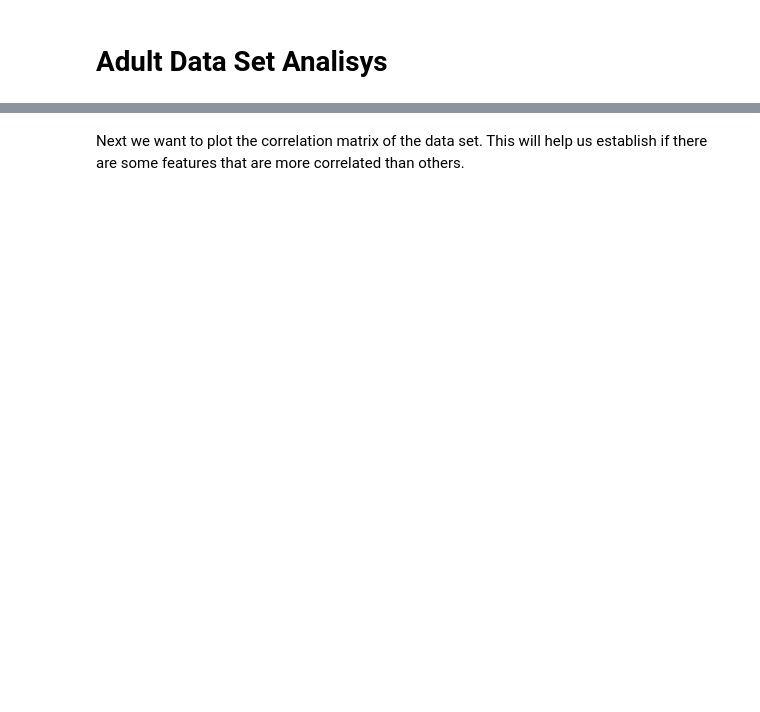
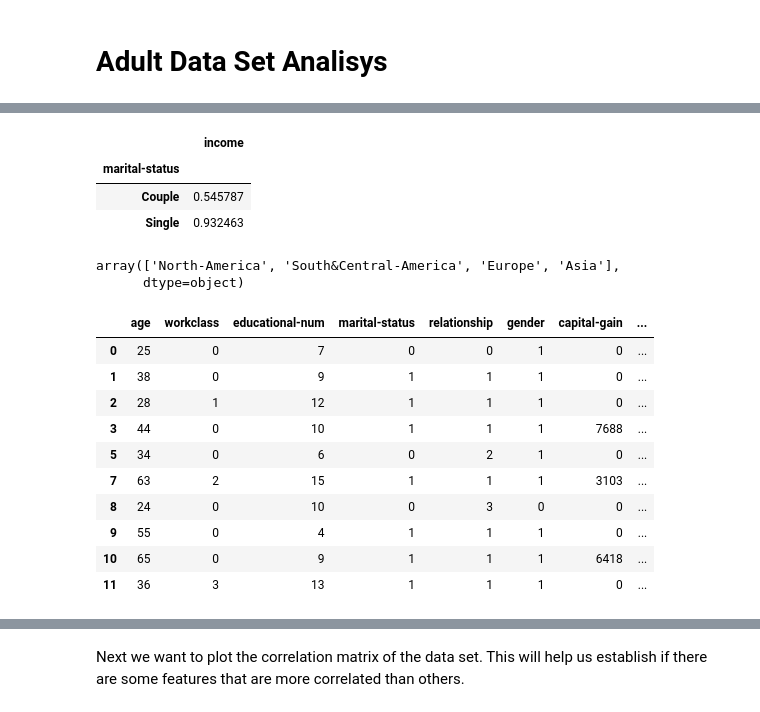
Before and after one commit to raresito/Penn-ML-Library-Project, a Jupyter notebook: Adult Data Set Analisys.ipynb, the cells around one changed output, grey strips where cells are left out. Drawn from its saved outputs; the diff is of its cells as text; code cells hidden in the pictures; blank space fills up the shorter version.

```diff
--- a/Adult Data Set Analisys.ipynb
+++ b/Adult Data Set Analisys.ipynb
@@ -64,0 +171,35 @@ adult_data_frame = adult_data_frame[feature_columns]
+# %%
+adult_data_frame['marital-status'] = adult_data_frame['marital-status'].replace(['Divorced','Married-spouse-absent','Never-married','Separated','Widowed'], 'Single')
+adult_data_frame['marital-status'] = adult_data_frame['marital-status'].replace(['Married-AF-spouse','Married-civ-spouse'], 'Couple')
+adult_data_frame[['marital-status','income']].groupby(['marital-status']).mean()
+# %% [output]
+|  | income |
+| marital-status |  |
+| Couple | 0.545787 |
+| Single | 0.932463 |
+# %%
+adult_data_frame['native-country'].unique()
+# %% [output]
+array(['North-America', 'South&Central-America', 'Europe', 'Asia'],
+      dtype=object)
+# %%
+adult_data_frame['workclass'] = adult_data_frame['workclass'].map({'Private':0, 'Local-gov':1, 'Self-emp-not-inc':2, 'Federal-gov':3,
+       'State-gov':4, 'Self-emp-inc':5, 'Without-pay':6}).astype(int)
+adult_data_frame.drop(labels=['fnlwgt', 'education','occupation', 'race'],axis=1,inplace=True)
+adult_data_frame['marital-status'] = adult_data_frame['marital-status'].map({'Single':0, 'Couple': 1}).astype(int)
+adult_data_frame['relationship'] = adult_data_frame['relationship'].map({'Own-child':0, 'Husband':1, 'Not-in-family':2, 'Unmarried':3, 'Wife':4,
+       'Other-relative':5}).astype(int)
+adult_data_frame['native-country'] = adult_data_frame['native-country'].map({'North-America':0, 'South&Central-America':1, 'Europe':2, 'Asia':3})
+adult_data_frame.head(10)
+# %% [output]
+|  | age | workclass | educational-num | marital-status | relationship | gender | capital-gain | ... |
+| 0 | 25 | 0 | 7 | 0 | 0 | 1 | 0 | ... |
+| 1 | 38 | 0 | 9 | 1 | 1 | 1 | 0 | ... |
+| 2 | 28 | 1 | 12 | 1 | 1 | 1 | 0 | ... |
+| 3 | 44 | 0 | 10 | 1 | 1 | 1 | 7688 | ... |
+| 5 | 34 | 0 | 6 | 0 | 2 | 1 | 0 | ... |
+| 7 | 63 | 2 | 15 | 1 | 1 | 1 | 3103 | ... |
+| 8 | 24 | 0 | 10 | 0 | 3 | 0 | 0 | ... |
+| 9 | 55 | 0 | 4 | 1 | 1 | 1 | 0 | ... |
+| 10 | 65 | 0 | 9 | 1 | 1 | 1 | 6418 | ... |
+| 11 | 36 | 3 | 13 | 1 | 1 | 1 | 0 | ... |
```
Also changed, not shown: parts of 59 cells of this notebook, 3 other files.
